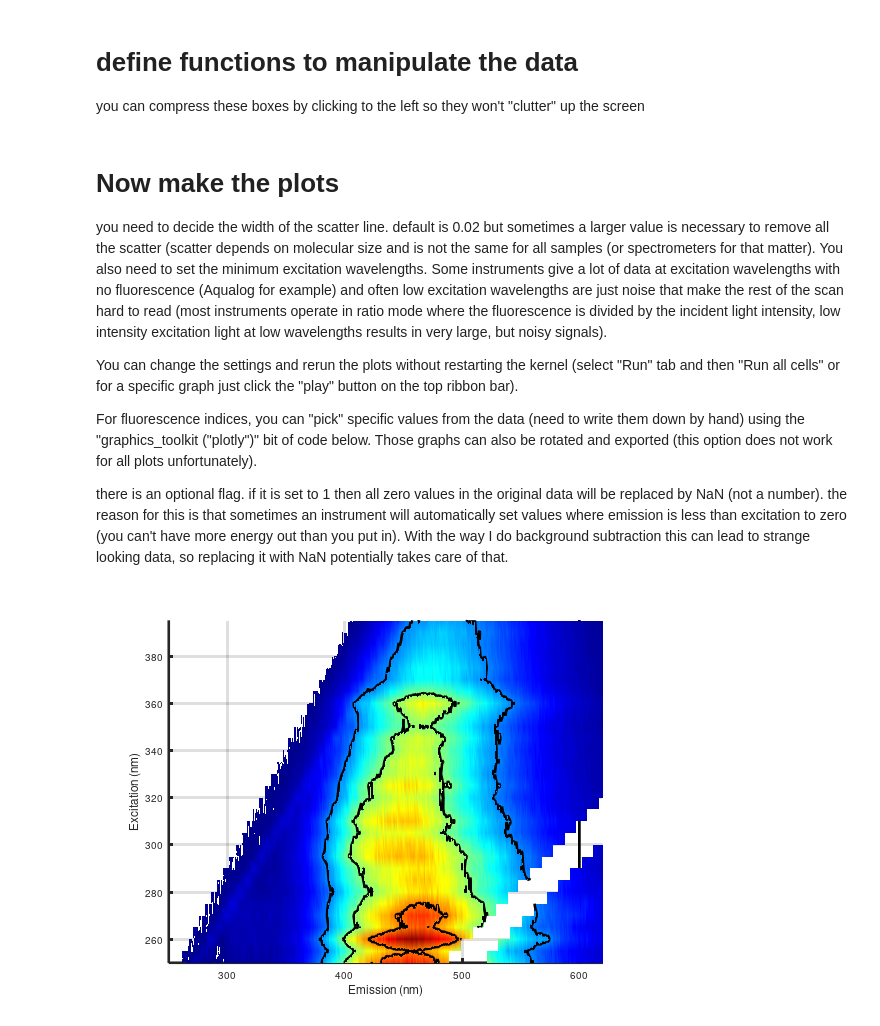
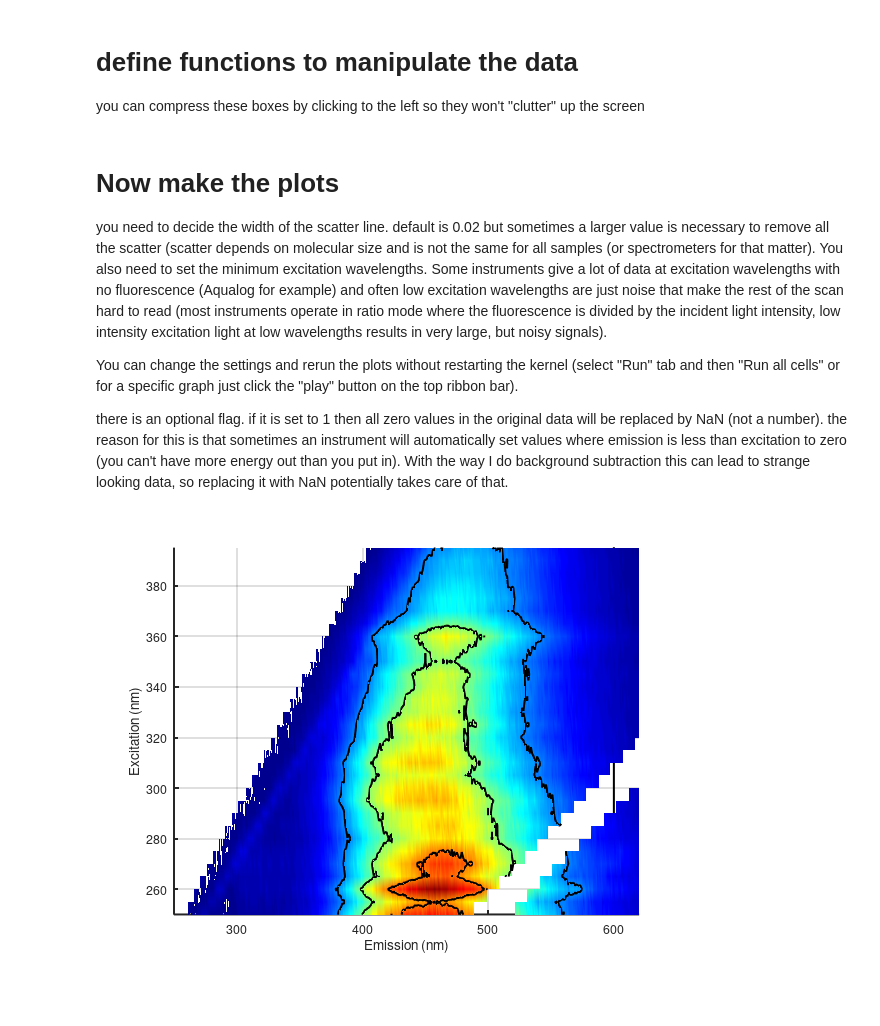
Before and after one commit to skotssd/geochemicalscripts, a Jupyter notebook: FEEM/generateFEEMplots.ipynb, the cells around one changed output. Cells and saved outputs as stored; diff of their text form; code cells hidden in the pictures; blank space fills up the shorter version.

```diff
--- a/FEEM/generateFEEMplots.ipynb
+++ b/FEEM/generateFEEMplots.ipynb
@@ -120,13 +134,13 @@ function makecontourplot(F,em,ex)
  h=surf(em,ex,F);
  shading interp
  hold on; [C,h]=contour3(em,ex,F,3,'k'); set(h,'linewidth',2);
-   set(gca,'linewidth',2)
-     axis([min(em) max(em) min(ex) max(ex) 0 max(max(F))])
-view([0 90])
-hold on; plot3([250 600],[450 450],[0 0],'k','linewidth',2)
-hold on; plot3([600 600],[220 450],[0 0],'k','linewidth',2)
-h=xlabel('Emission (nm)'); set(h,'fontsize',12)
-h=ylabel('Excitation (nm)');  set(h,'fontsize',12)
+ set(gca,'linewidth',2,'fontsize',12)
+ axis([min(em) max(em) min(ex) max(ex) 0 max(max(F))])
+ view([0 90])
+ hold on; plot3([250 600],[450 450],[0 0],'k','linewidth',2)
+ hold on; plot3([600 600],[220 450],[0 0],'k','linewidth',2)
+ h=xlabel('Emission (nm)'); set(h,'fontsize',12)
+ h=ylabel('Excitation (nm)');  set(h,'fontsize',12)
 end
 # %%
 function makesimplecontourplot(F,em,ex)
@@ -143,19 +157,20 @@ you need to decide the width of the scatter line.  default is 0.02 but sometimes
 
 You can change the settings and rerun the plots without restarting the kernel (select "Run" tab and then "Run all cells" or for a specific graph just click the "play" button on the top ribbon bar).
 
-For fluorescence indices, you can "pick" specific values from the data (need to write them down by hand) using the "graphics_toolkit ("plotly")" bit of code below.  Those graphs can also be rotated and exported (this option does not work for all plots unfortunately).
-
 there is an optional flag.  if it is set to 1 then all zero values in the original data will be replaced by NaN (not a number).  the reason for this is that sometimes an instrument will automatically set values where emission is less than excitation to zero (you can't  have more energy out than you put in).  With the way I do background subtraction this can lead to strange looking data, so replacing it with NaN potentially takes care of that.
 # %%
+%plot -f png -w 600
+
 % start by setting scattered light to NaN
 scatterfactor=0.02; exmin=220; exmax=400; flag=1;
 [F,em,ex]=Fprocess(data,scatterfactor,exmin,exmax,flag);
 
 % resamle so ex and em are on a similar sampling frequency
-%[Fr,emr]=resample(F,em); %just on em now.  need to revise function to do both if needed
+% graphics_toolkit ("notebook");
+makecontourplot(F,em,ex)
 
-graphics_toolkit ("notebook");
-makecontourplot(F,em,ex)
+print colourcontour.png -dpng
+print colourcontour.svg -dsvg
 # %% [output]
-[figure, old version]
+[figure, new version]
 # %%
```
Also changed, not shown: parts of 10 cells of this notebook, 9 other files.
